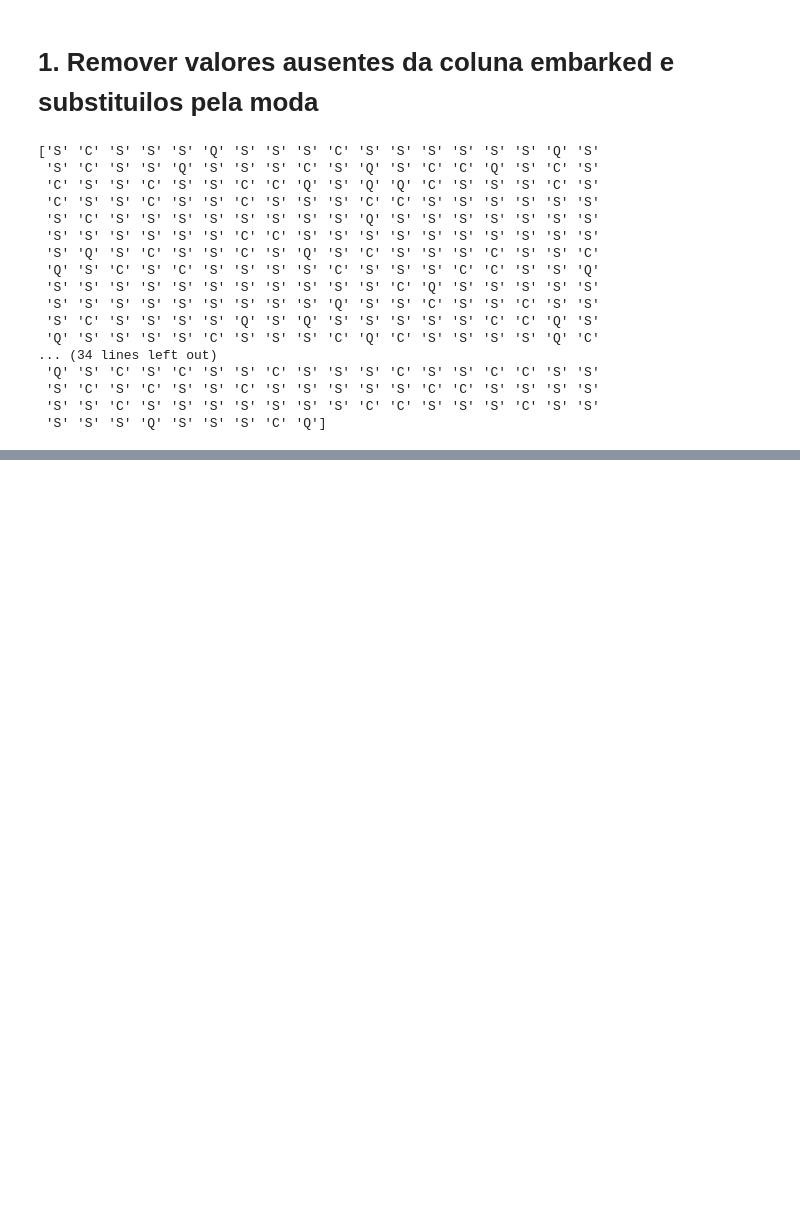
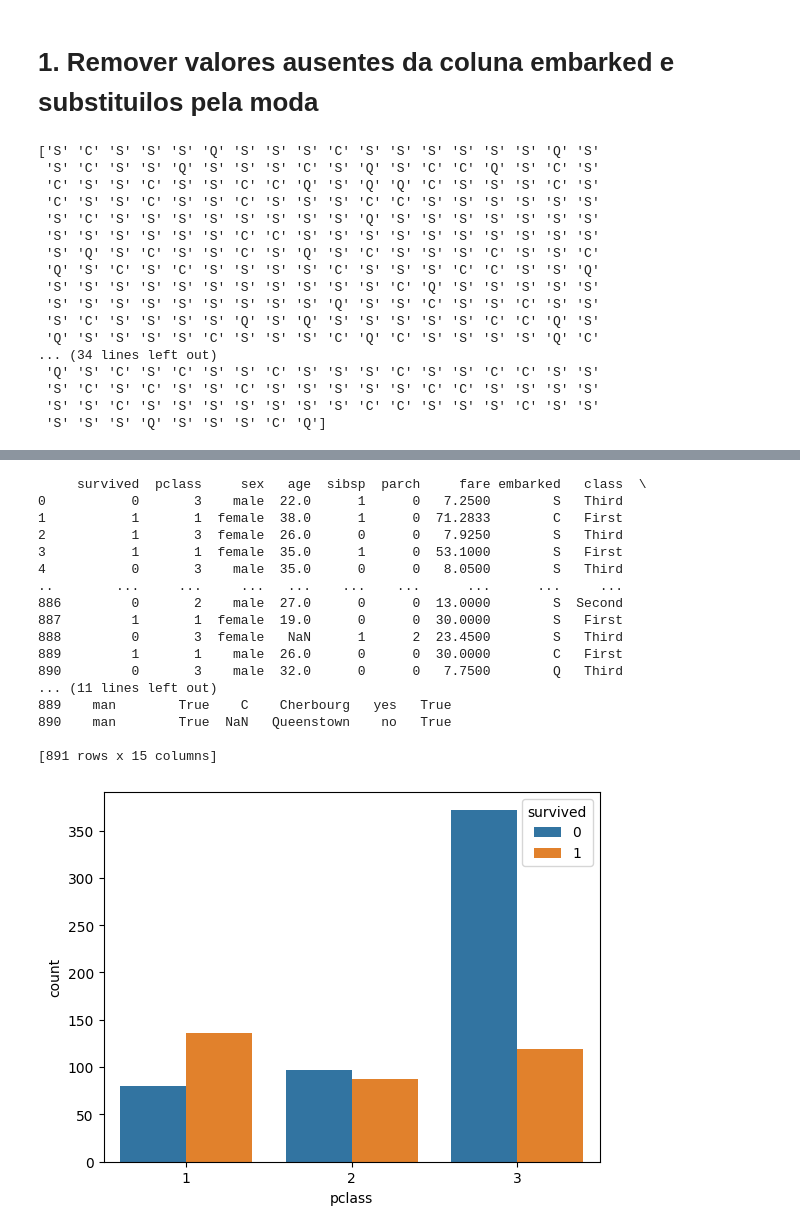
Before and after one commit to DaviFerreira0106/notebooks-inteligenciaArtificial, a Jupyter notebook: Atividade_Pandas_titanic.ipynb, the cells around one changed output, grey strips where cells are left out. Saved outputs shown, nothing was run; the diff lists cells and outputs as text; code cells hidden in the pictures; blank space fills up the shorter version.

Commit message:
Atividades  de trabalho com DataSet

```diff
--- a/Atividade_Pandas_titanic.ipynb
+++ b/Atividade_Pandas_titanic.ipynb
@@ -57,0 +41,21 @@ print(imputer.fit_transform(X=df[['embarked']]).ravel())
+# %%
+sns.countplot(data=df, x='pclass', hue='survived')
+# %% [output]
+     survived  pclass     sex   age  sibsp  parch     fare embarked   class  \
+0           0       3    male  22.0      1      0   7.2500        S   Third
+1           1       1  female  38.0      1      0  71.2833        C   First
+2           1       3  female  26.0      0      0   7.9250        S   Third
+3           1       1  female  35.0      1      0  53.1000        S   First
+4           0       3    male  35.0      0      0   8.0500        S   Third
+..        ...     ...     ...   ...    ...    ...      ...      ...     ...
+886         0       2    male  27.0      0      0  13.0000        S  Second
+887         1       1  female  19.0      0      0  30.0000        S   First
+888         0       3  female   NaN      1      2  23.4500        S   Third
+889         1       1    male  26.0      0      0  30.0000        C   First
+890         0       3    male  32.0      0      0   7.7500        Q   Third
+... (11 lines left out)
+889    man        True    C    Cherbourg   yes   True
+890    man        True  NaN   Queenstown    no   True
+
+[891 rows x 15 columns]
+[figure, added]
```
Also changed, not shown: parts of 9 cells of this notebook.
